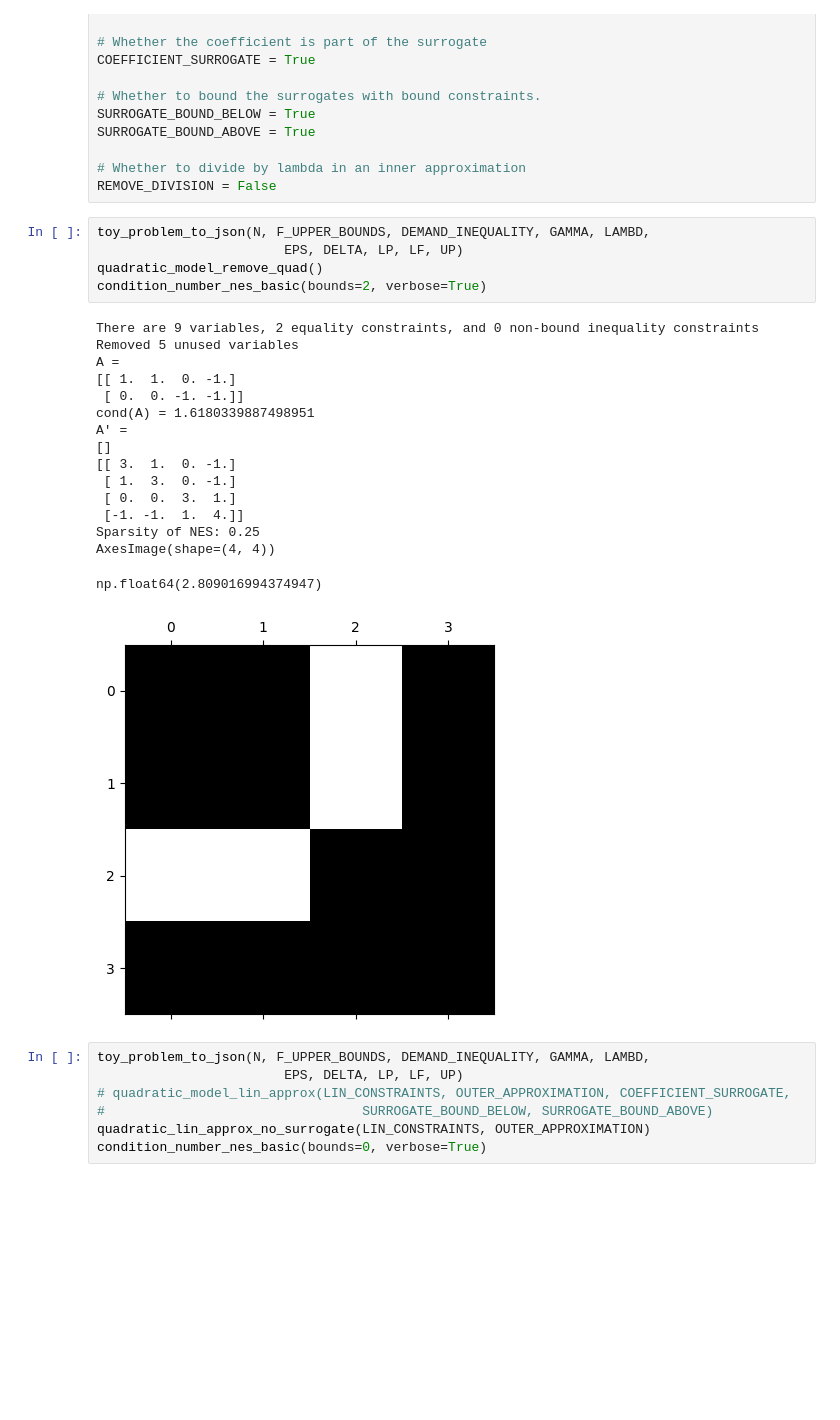
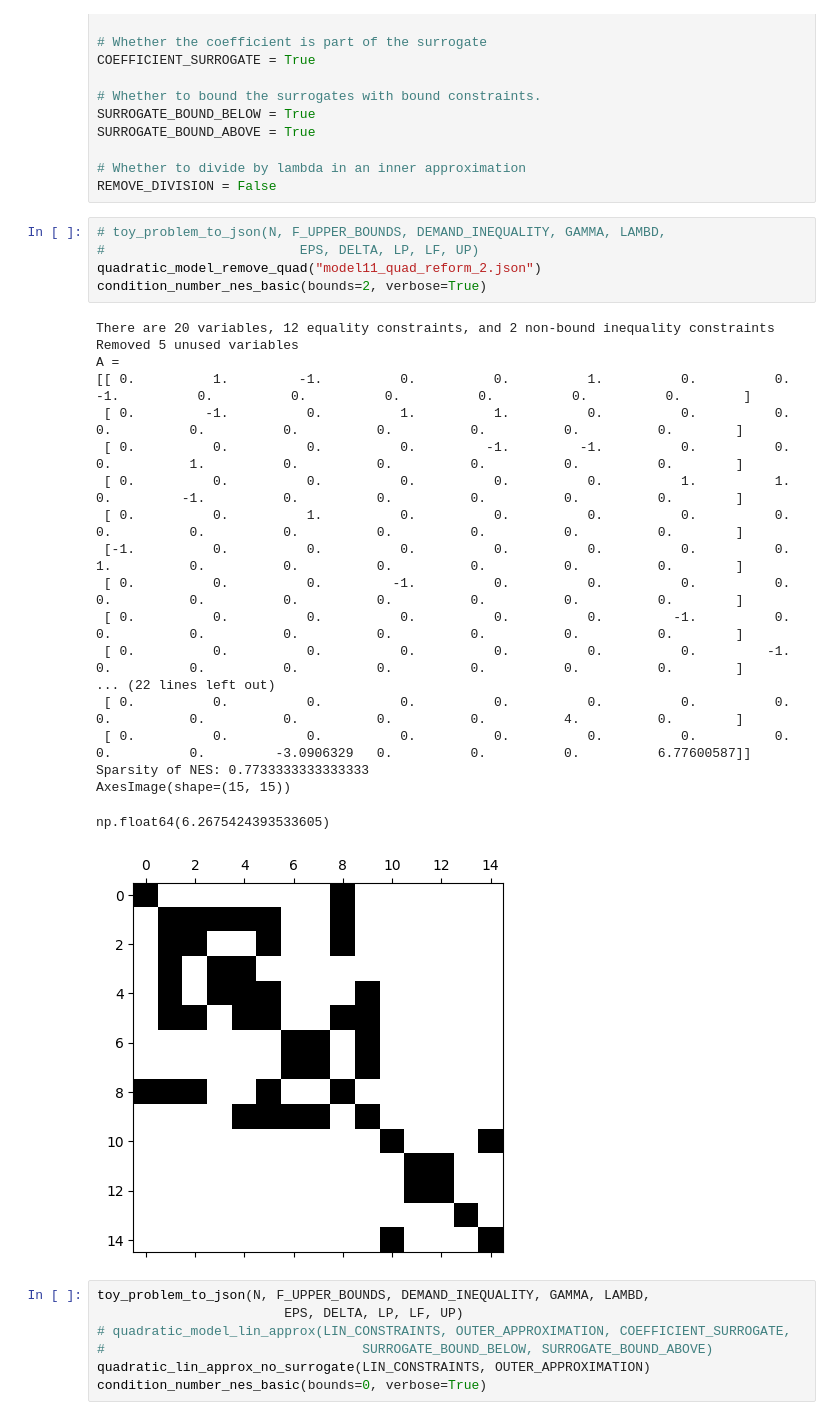
Before and after one commit to micpap25/ENG-QUANT, a Jupyter notebook: experiments/cond_unimodular_test.ipynb, the cells around one changed output. Cells and saved outputs as stored; diff of their text form; blank space fills up the shorter version.

```diff
--- a/experiments/cond_unimodular_test.ipynb
+++ b/experiments/cond_unimodular_test.ipynb
@@ -57,27 +54,30 @@ SURROGATE_BOUND_ABOVE = True
 # Whether to divide by lambda in an inner approximation
 REMOVE_DIVISION = False
 # %%
-toy_problem_to_json(N, F_UPPER_BOUNDS, DEMAND_INEQUALITY, GAMMA, LAMBD,
-                        EPS, DELTA, LP, LF, UP)
-quadratic_model_remove_quad()
+# toy_problem_to_json(N, F_UPPER_BOUNDS, DEMAND_INEQUALITY, GAMMA, LAMBD,
+#                         EPS, DELTA, LP, LF, UP)
+quadratic_model_remove_quad("model11_quad_reform_2.json")
 condition_number_nes_basic(bounds=2, verbose=True)
 # %% [output]
-There are 9 variables, 2 equality constraints, and 0 non-bound inequality constraints
+There are 20 variables, 12 equality constraints, and 2 non-bound inequality constraints
 Removed 5 unused variables
 A =
-[[ 1.  1.  0. -1.]
- [ 0.  0. -1. -1.]]
-cond(A) = 1.6180339887498951
-A' =
-[]
-[[ 3.  1.  0. -1.]
- [ 1.  3.  0. -1.]
- [ 0.  0.  3.  1.]
- [-1. -1.  1.  4.]]
-Sparsity of NES: 0.25
-AxesImage(shape=(4, 4))
+[[ 0.          1.         -1.          0.          0.          1.          0.          0.         -1.          0.          0.          0.          0.          0.          0.        ]
+ [ 0.         -1.          0.          1.          1.          0.          0.          0.          0.          0.          0.          0.          0.          0.          0.        ]
+ [ 0.          0.          0.          0.         -1.         -1.          0.          0.          0.          1.          0.          0.          0.          0.          0.        ]
+ [ 0.          0.          0.          0.          0.          0.          1.          1.          0.         -1.          0.          0.          0.          0.          0.        ]
+ [ 0.          0.          1.          0.          0.          0.          0.          0.          0.          0.          0.          0.          0.          0.          0.        ]
+ [-1.          0.          0.          0.          0.          0.          0.          0.          1.          0.          0.          0.          0.          0.          0.        ]
+ [ 0.          0.          0.         -1.          0.          0.          0.          0.          0.          0.          0.          0.          0.          0.          0.        ]
+ [ 0.          0.          0.          0.          0.          0.         -1.          0.          0.          0.          0.          0.          0.          0.          0.        ]
+ [ 0.          0.          0.          0.          0.          0.          0.         -1.          0.          0.          0.          0.          0.          0.          0.        ]
+... (22 lines left out)
+ [ 0.          0.          0.          0.          0.          0.          0.          0.          0.          0.          0.          0.          0.          4.          0.        ]
+ [ 0.          0.          0.          0.          0.          0.          0.          0.          0.          0.         -3.0906329   0.          0.          0.          6.77600587]]
+Sparsity of NES: 0.7733333333333333
+AxesImage(shape=(15, 15))
-np.float64(2.809016994374947)
+np.float64(6.2675424393533605)
-[figure, old version]
+[figure, new version]
 # %%
 toy_problem_to_json(N, F_UPPER_BOUNDS, DEMAND_INEQUALITY, GAMMA, LAMBD,
                         EPS, DELTA, LP, LF, UP)
```
Also changed, not shown: parts of 1 cell of this notebook, 11 other files.
